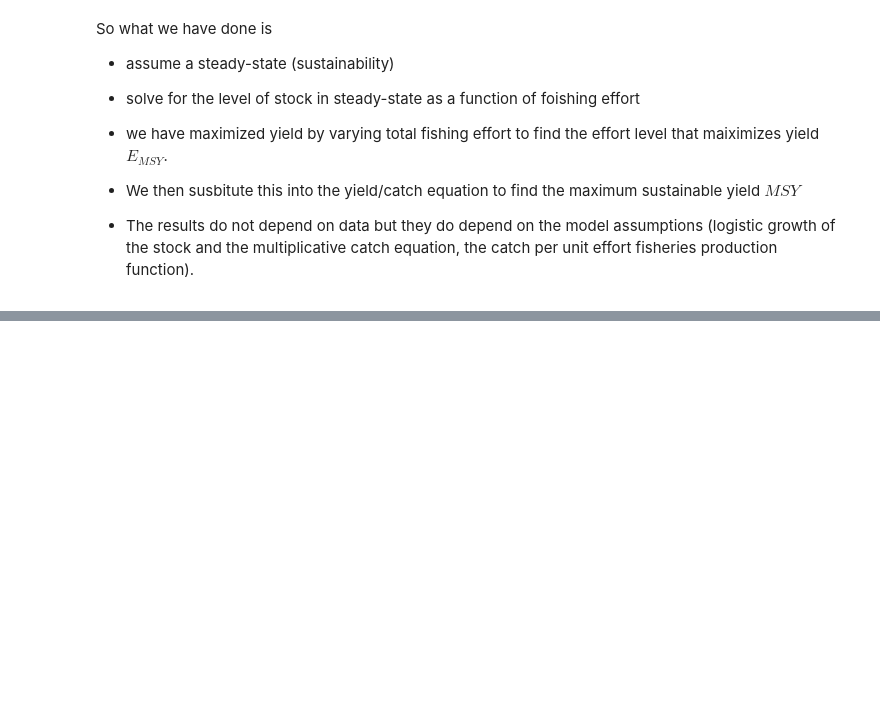
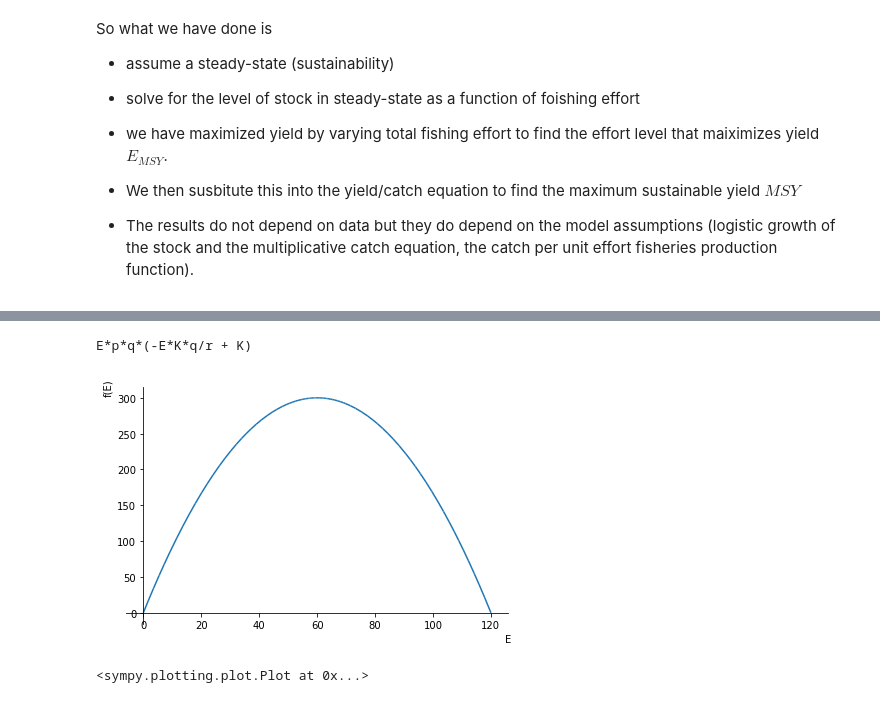
Before and after one commit to babycamel/afew, a Jupyter notebook: afew-present-5.ipynb, the cells around one changed output, grey strips where cells are left out. Saved outputs shown, nothing was run; the diff lists cells and outputs as text; code cells hidden in the pictures; blank space fills up the shorter version.

```diff
--- a/afew-present-5.ipynb
+++ b/afew-present-5.ipynb
@@ -78,6 +78,7 @@ We can also calculate the yiled or catch separately
 
 Y = q*X*E
 Y = Y.subs(X,sol[1]) #normally this is a bad idea
-Y.subs(E,Emsy)
+Yss = Y.subs(E,Emsy)
+Yss #sustainable yield
 # %% [output]
 $\displaystyle E q \left(- \frac{E K q}{r} + K\right)$
@@ -113,0 +139,11 @@ So what we have done is
+# %%
+revenue = p*Yss
+print(revenue)
+revenuess = revenue.subs({p:1000,K:1,q:0.01,r:1.2})
+# %% [output]
+E*p*q*(-E*K*q/r + K)
+# %%
+plot(revenuess,(E,0,120))
+# %% [output]
+[figure, added]
+<sympy.plotting.plot.Plot at 0x...>
```
Also changed, not shown: parts of 12 cells of this notebook, 1 other file.
